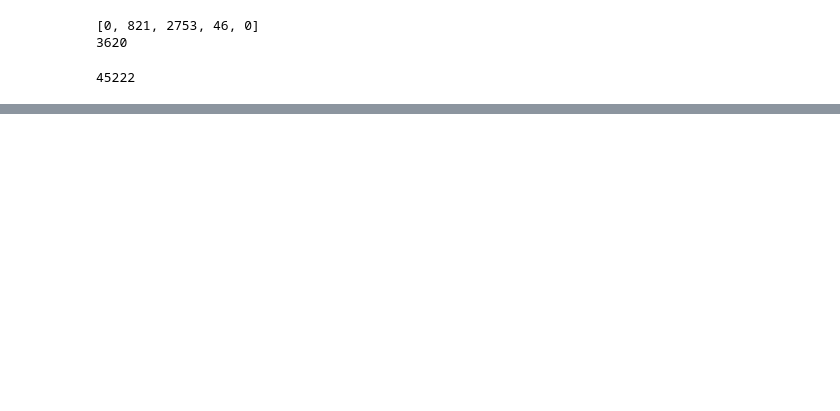
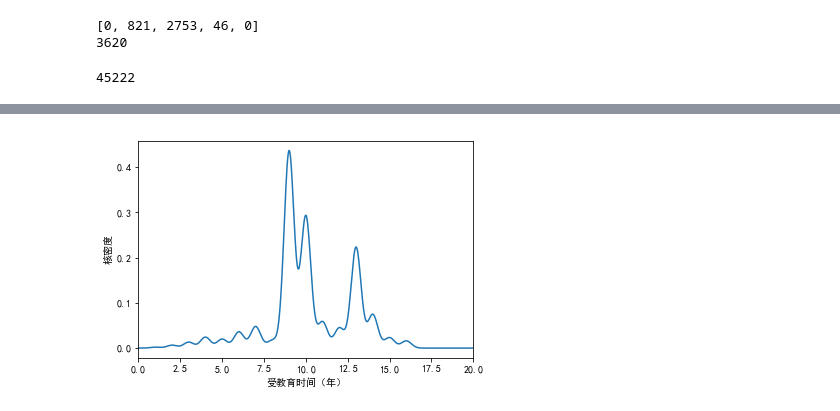
Before and after one commit to shinshiner/CS245-Data-Science, a Jupyter notebook: Adult++/main.ipynb, the cells around one changed output, grey strips where cells are left out. Saved outputs shown, nothing was run; the diff lists cells and outputs as text; code cells hidden in the pictures; blank space fills up the shorter version.

```diff
--- a/Adult++/main.ipynb
+++ b/Adult++/main.ipynb
@@ -79,0 +133,12 @@ print(len(real_data))
+# %%
+tar_df = num_real_df['education_num']
+plt.figure(figsize=(6, 4))
+tar_df.plot(kind='kde')
+
+plt.xlabel(u'受教育时间（年）')
+plt.ylabel(u'核密度')
+plt.xlim((0, 20))
+plt.savefig('report/img/edu_num_dis')
+plt.show()
+# %% [output]
+[figure, added]
```
Also changed, not shown: parts of 15 cells of this notebook, 20 other files.
